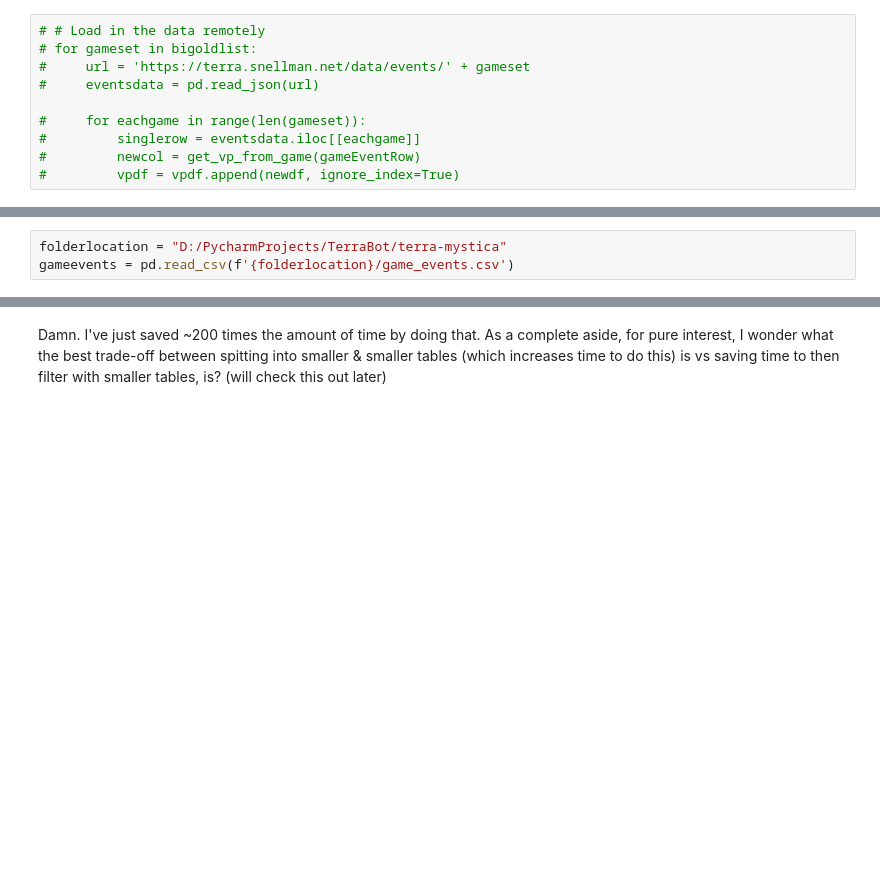
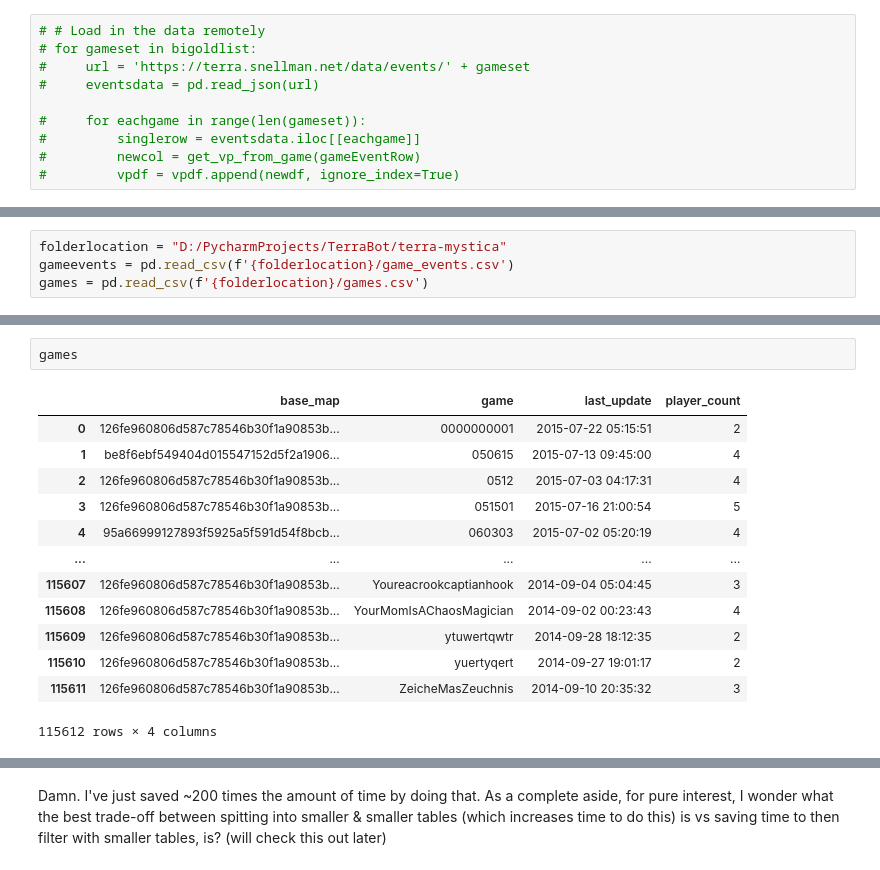
Before and after one commit to guyreading/terrabot, a Jupyter notebook: faction-picker-bot/creatingVPdata.ipynb, the cells around one changed output, grey strips where cells are left out. Drawn from its saved outputs; the diff is of its cells as text; blank space fills up the shorter version.

```diff
--- a/faction-picker-bot/creatingVPdata.ipynb
+++ b/faction-picker-bot/creatingVPdata.ipynb
@@ -126,3 +137,4 @@ But we'll keep this section here for now, commented out.
 # %%
 folderlocation = "D:/PycharmProjects/TerraBot/terra-mystica"
 gameevents = pd.read_csv(f'{folderlocation}/game_events.csv')
+games = pd.read_csv(f'{folderlocation}/games.csv')
@@ -130,0 +153,16 @@ gameevents = pd.read_csv(f'{folderlocation}/game_events.csv')
+# %%
+games
+# %% [output]
+|  | base_map | game | last_update | player_count |
+| 0 | 126fe960806d587c78546b30f1a90853b... | 0000000001 | 2015-07-22 05:15:51 | 2 |
+| 1 | be8f6ebf549404d015547152d5f2a1906... | 050615 | 2015-07-13 09:45:00 | 4 |
+| 2 | 126fe960806d587c78546b30f1a90853b... | 0512 | 2015-07-03 04:17:31 | 4 |
+| 3 | 126fe960806d587c78546b30f1a90853b... | 051501 | 2015-07-16 21:00:54 | 5 |
+| 4 | 95a66999127893f5925a5f591d54f8bcb... | 060303 | 2015-07-02 05:20:19 | 4 |
+| ... | ... | ... | ... | ... |
+| 115607 | 126fe960806d587c78546b30f1a90853b... | Youreacrookcaptianhook | 2014-09-04 05:04:45 | 3 |
+| 115608 | 126fe960806d587c78546b30f1a90853b... | YourMomIsAChaosMagician | 2014-09-02 00:23:43 | 4 |
+| 115609 | 126fe960806d587c78546b30f1a90853b... | ytuwertqwtr | 2014-09-28 18:12:35 | 2 |
+| 115610 | 126fe960806d587c78546b30f1a90853b... | yuertyqert | 2014-09-27 19:01:17 | 2 |
+| 115611 | 126fe960806d587c78546b30f1a90853b... | ZeicheMasZeuchnis | 2014-09-10 20:35:32 | 3 |
+115612 rows × 4 columns
```
Also changed, not shown: parts of 48 cells of this notebook.
